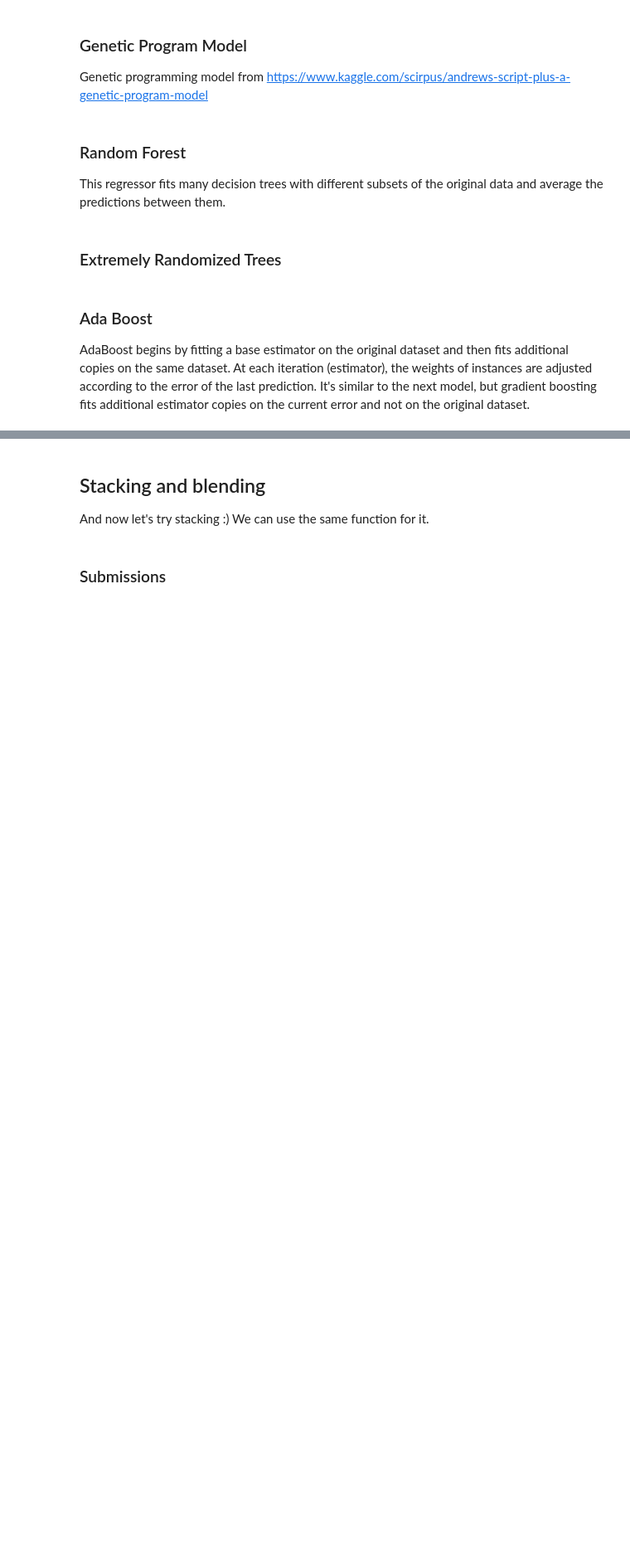
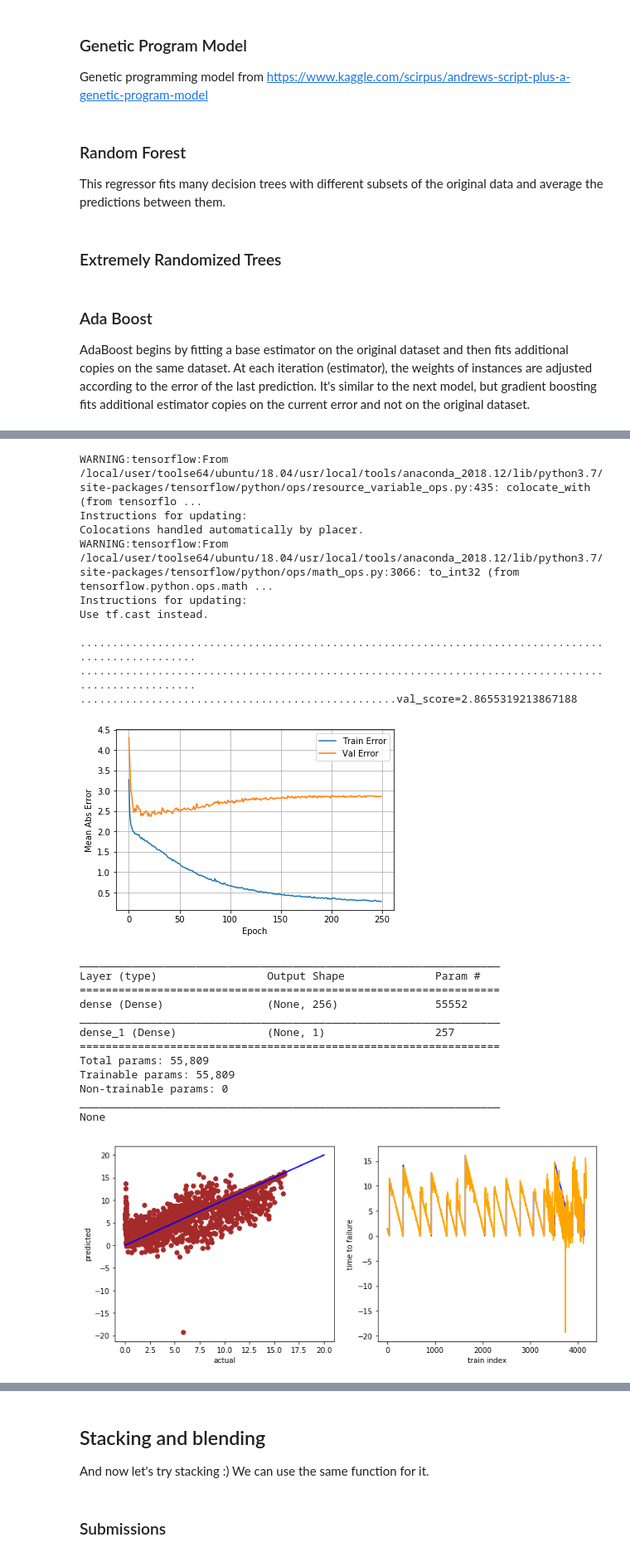
Before and after one commit to ricarddelgado/lanl-earthquake-kaggle, a Jupyter notebook: LANL Master notebook.ipynb, the cells around one changed output, grey strips where cells are left out. Shown: that part at 83% size. Cells and saved outputs as stored; diff of their text form; code cells hidden in the pictures; blank space fills up the shorter version.

```diff
--- a/LANL Master notebook.ipynb
+++ b/LANL Master notebook.ipynb
@@ -468,7 +469,7 @@ def plot_history(history):
              label='Train Error')
     plt.plot(hist['epoch'], hist['val_mean_absolute_error'],
              label = 'Val Error')
-    plt.ylim([0,5])
+    #plt.ylim([0,5])
     plt.legend()
     plt.grid()
     plt.show()
@@ -520,0 +485,71 @@ KeyboardInterrupt:
+# %%
+activation_function = 'tanh'
+model = tf.keras.Sequential()
+model.add(tf.keras.layers.Dense(256,
+                                input_dim=X_train_scaled.shape[-1],
+                                activation=activation_function))
+model.add(tf.keras.layers.Dense(1, activation='linear'))
+
+optimizer = tf.keras.optimizers.Adam(lr = 0.001, decay = 0.001 / 32)
+model.compile(loss='mean_absolute_error', optimizer=optimizer, metrics=['mean_absolute_error'])
+EPOCHS = 250
+early_stop = tf.keras.callbacks.EarlyStopping(monitor='mean_absolute_error', patience=100)
+history = model.fit(
+    X_train_scaled,
+    y_tr,
+    validation_split=0.2,
+    epochs=EPOCHS,
+    shuffle=True,
+    verbose=0,
+    callbacks=[early_stop, PrintDot()])
+hist = pd.DataFrame(history.history)
+val_score = hist['val_mean_absolute_error'].iloc[-1]
+
+#Show results
+print(f'val_score={val_score}')
+plot_history(history)
+
+y_pred = model.predict(X_train_scaled).reshape(-1,)
+fig, axis = plt.subplots(1, 2, figsize=(12,5))
+ax1, ax2 = axis
+ax1.set_xlabel('actual')
+ax1.set_ylabel('predicted')
+ax2.set_xlabel('train index')
+ax2.set_ylabel('time to failure')
+ax1.scatter(y_tr, y_pred, color='brown')
+ax1.plot([(0, 0), (20, 20)], [(0, 0), (20, 20)], color='blue')
+ax2.plot(y_tr, color='blue', label='y_train')
+ax2.plot(y_pred, color='orange')
+
+#Save results
+print(model.summary())
+tf.keras.utils.plot_model(model, to_file='./figures/all_featuresx256x1.png', show_shapes=True, show_layer_names=True)
+
+# Housekeeping
+del model
+tf.keras.backend.clear_session()
+# %% [output]
+WARNING:tensorflow:From /local/user/toolse64/ubuntu/18.04/usr/local/tools/anaconda_2018.12/lib/python3.7/site-packages/tensorflow/python/ops/resource_variable_ops.py:435: colocate_with (from tensorflo ...
+Instructions for updating:
+Colocations handled automatically by placer.
+WARNING:tensorflow:From /local/user/toolse64/ubuntu/18.04/usr/local/tools/anaconda_2018.12/lib/python3.7/site-packages/tensorflow/python/ops/math_ops.py:3066: to_int32 (from tensorflow.python.ops.math ...
+Instructions for updating:
+Use tf.cast instead.
+
+...................................................................................................
+...................................................................................................
+.................................................val_score=2.8655319213867188
+[figure, added]
+_________________________________________________________________
+Layer (type)                 Output Shape              Param #
+=================================================================
+dense (Dense)                (None, 256)               55552
+_________________________________________________________________
+dense_1 (Dense)              (None, 1)                 257
+=================================================================
+Total params: 55,809
+Trainable params: 55,809
+Non-trainable params: 0
+_________________________________________________________________
+None
+[figure, added]
```
Also changed, not shown: parts of 15 cells of this notebook, 5 other files.
